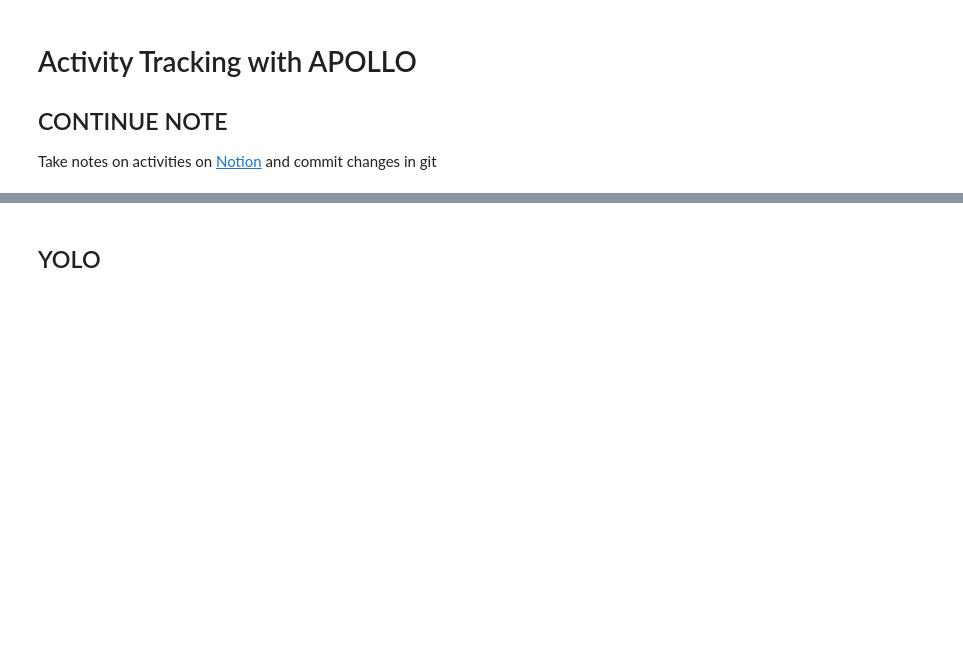
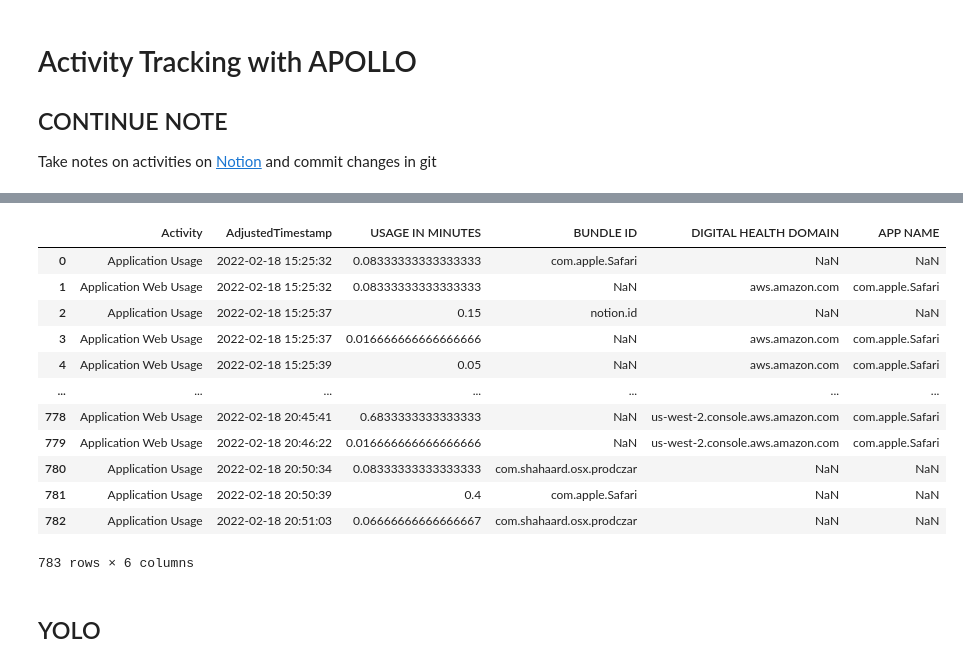
Before and after one commit to shahhaard47/ProductivityApp, a Jupyter notebook: quantSelf/APOLLO/python and sqlite to read KnowledgeC.db.ipynb, the cells around one changed output, grey strips where cells are left out. Saved outputs shown, nothing was run; the diff lists cells and outputs as text; code cells hidden in the pictures; blank space fills up the shorter version.

```diff
--- a/quantSelf/APOLLO/python and sqlite to read KnowledgeC.db.ipynb
+++ b/quantSelf/APOLLO/python and sqlite to read KnowledgeC.db.ipynb
@@ -15,7 +17,7 @@ tqdm.pandas()
 pd.set_option('display.max_colwidth', 0)
 datadir = lambda filename: os.path.join('USER_DATA', filename)
 # %%
-df = pd.read_csv(datadir('apollo_2.csv'), on_bad_lines='skip', delimiter='\t')
+df = pd.read_csv(datadir('apollo.csv'), on_bad_lines='skip', delimiter='\t')
 df.Timestamp = pd.to_datetime(df.Timestamp)
 df.info()
 # %% [output]
@@ -163,0 +221,17 @@ Name: Activity, dtype: int64
+# %%
+webusage_colname = 'Application Web Usage'
+appusage_colname = 'Application Usage'
+appusagedf = tables[appusage_colname]
+webusagedf = tables[webusage_colname]
+
+# filter only times between
+start = '02-18-2022 15:25:30'
+end = '02-18-2022 20:51:04'
+appusage = appusagedf[(appusagedf.AdjustedTimestamp > start) & (appusagedf.AdjustedTimestamp < end)].sort_values('Timestamp')
+webusage = webusagedf[(webusagedf.AdjustedTimestamp > start) & (webusagedf.AdjustedTimestamp < end)].sort_values('Timestamp')
+print('APP USAGE')
+previewdf(appusage.sample(5))
+print('WEB USAGE')
+previewdf(webusage.sample(5))
+print("appusage", appusage.shape, 'columns:', appusage.columns)
+print("webusage", webusage.shape, 'columns:', webusage.columns)
@@ -164,3 +264,31 @@ Name: Activity, dtype: int64
+# %%
+# merge both
+# first add app / web identifier column
+appusage.loc[:, 'Activity'] = appusage_colname
+webusage.loc[:, 'Activity'] = webusage_colname
+# remove unnecessary columns
+appcols = ['Activity', 'AdjustedTimestamp', 'USAGE IN MINUTES', 'BUNDLE ID']
+webcols = ['Activity', 'AdjustedTimestamp', 'USAGE IN MINUTES', 'DIGITAL HEALTH DOMAIN', 'APP NAME']
+appusage = appusage[appcols].reset_index(drop=True)
+webusage = webusage[webcols].reset_index(drop=True)
+# %%
+combined = pd.concat([appusage, webusage]).sort_values('AdjustedTimestamp').reset_index(drop=True)
+combined.to_csv('appusage_during_baselines_02-18-21.csv', index=False)
+combined
+# %% [output]
+|  | Activity | AdjustedTimestamp | USAGE IN MINUTES | BUNDLE ID | DIGITAL HEALTH DOMAIN | APP NAME |
+| 0 | Application Usage | 2022-02-18 15:25:32 | 0.08333333333333333 | com.apple.Safari | NaN | NaN |
+| 1 | Application Web Usage | 2022-02-18 15:25:32 | 0.08333333333333333 | NaN | aws.amazon.com | com.apple.Safari |
+| 2 | Application Usage | 2022-02-18 15:25:37 | 0.15 | notion.id | NaN | NaN |
+| 3 | Application Web Usage | 2022-02-18 15:25:37 | 0.016666666666666666 | NaN | aws.amazon.com | com.apple.Safari |
+| 4 | Application Web Usage | 2022-02-18 15:25:39 | 0.05 | NaN | aws.amazon.com | com.apple.Safari |
+| ... | ... | ... | ... | ... | ... | ... |
+| 778 | Application Web Usage | 2022-02-18 20:45:41 | 0.6833333333333333 | NaN | us-west-2.console.aws.amazon.com | com.apple.Safari |
+| 779 | Application Web Usage | 2022-02-18 20:46:22 | 0.016666666666666666 | NaN | us-west-2.console.aws.amazon.com | com.apple.Safari |
+| 780 | Application Usage | 2022-02-18 20:50:34 | 0.08333333333333333 | com.shahaard.osx.prodczar | NaN | NaN |
+| 781 | Application Usage | 2022-02-18 20:50:39 | 0.4 | com.apple.Safari | NaN | NaN |
+| 782 | Application Usage | 2022-02-18 20:51:03 | 0.06666666666666667 | com.shahaard.osx.prodczar | NaN | NaN |
+783 rows × 6 columns
 # %% [markdown]
 ## YOLO
 # %%
```
Also changed, not shown: parts of 8 cells of this notebook, 2 other files.
